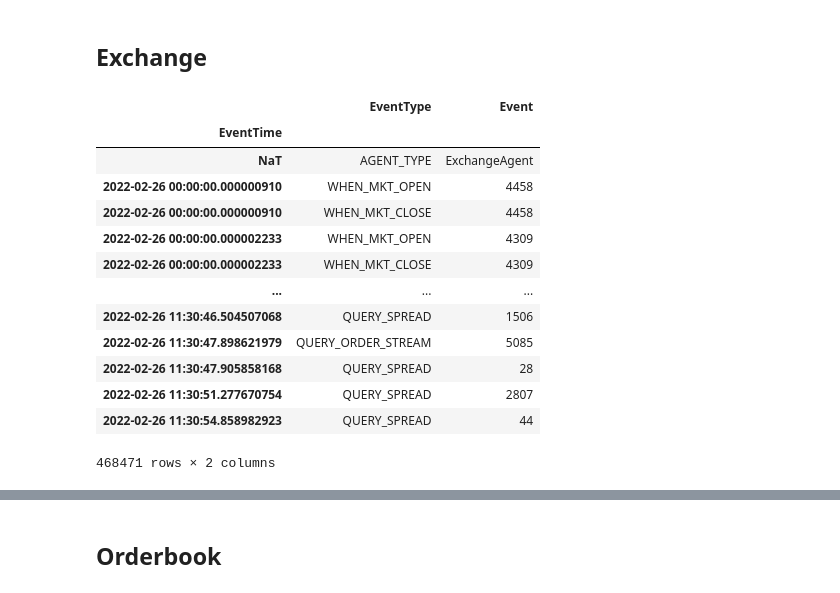
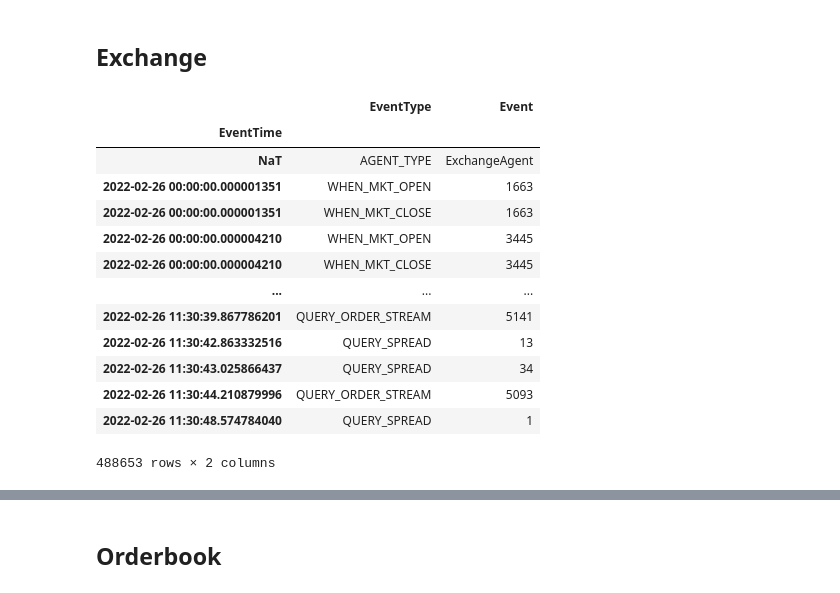
Before and after one commit to aldoalfaro98/abides, a Jupyter notebook: simulation_analysis/market_manipulation.ipynb, the cells around one changed output, grey strips where cells are left out. Saved outputs shown, nothing was run; the diff lists cells and outputs as text; code cells hidden in the pictures.

```diff
--- a/simulation_analysis/market_manipulation.ipynb
+++ b/simulation_analysis/market_manipulation.ipynb
@@ -71,24 +71,24 @@ plt.show()
 # %% [markdown]
 ## Exchange
 # %%
-exchange_log_file = "../log/1645911990/EXCHANGE_AGENT.bz2"
+exchange_log_file = "../log/market_manipulation/EXCHANGE_AGENT.bz2"
 exchange = pd.read_pickle(exchange_log_file)
 exchange
 # %% [output]
 |  | EventType | Event |
 | EventTime |  |  |
 | NaT | AGENT_TYPE | ExchangeAgent |
-| 2022-02-26 00:00:00.000000910 | WHEN_MKT_OPEN | 4458 |
-| 2022-02-26 00:00:00.000000910 | WHEN_MKT_CLOSE | 4458 |
-| 2022-02-26 00:00:00.000002233 | WHEN_MKT_OPEN | 4309 |
-| 2022-02-26 00:00:00.000002233 | WHEN_MKT_CLOSE | 4309 |
+| 2022-02-26 00:00:00.000001351 | WHEN_MKT_OPEN | 1663 |
+| 2022-02-26 00:00:00.000001351 | WHEN_MKT_CLOSE | 1663 |
+| 2022-02-26 00:00:00.000004210 | WHEN_MKT_OPEN | 3445 |
+| 2022-02-26 00:00:00.000004210 | WHEN_MKT_CLOSE | 3445 |
 | ... | ... | ... |
-| 2022-02-26 11:30:46.504507068 | QUERY_SPREAD | 1506 |
-| 2022-02-26 11:30:47.898621979 | QUERY_ORDER_STREAM | 5085 |
-| 2022-02-26 11:30:47.905858168 | QUERY_SPREAD | 28 |
-| 2022-02-26 11:30:51.277670754 | QUERY_SPREAD | 2807 |
-| 2022-02-26 11:30:54.858982923 | QUERY_SPREAD | 44 |
+| 2022-02-26 11:30:39.867786201 | QUERY_ORDER_STREAM | 5141 |
+| 2022-02-26 11:30:42.863332516 | QUERY_SPREAD | 13 |
+| 2022-02-26 11:30:43.025866437 | QUERY_SPREAD | 34 |
+| 2022-02-26 11:30:44.210879996 | QUERY_ORDER_STREAM | 5093 |
+| 2022-02-26 11:30:48.574784040 | QUERY_SPREAD | 1 |
-468471 rows × 2 columns
+488653 rows × 2 columns
 # %%
 exchange['EventType'].unique()
 # %% [output]
```
Also changed, not shown: parts of 13 cells of this notebook, 2 other files.
